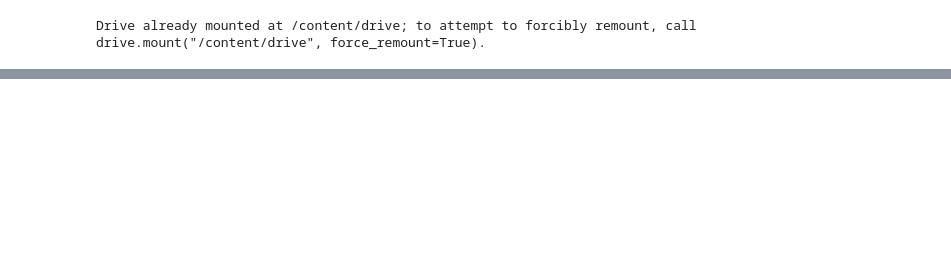
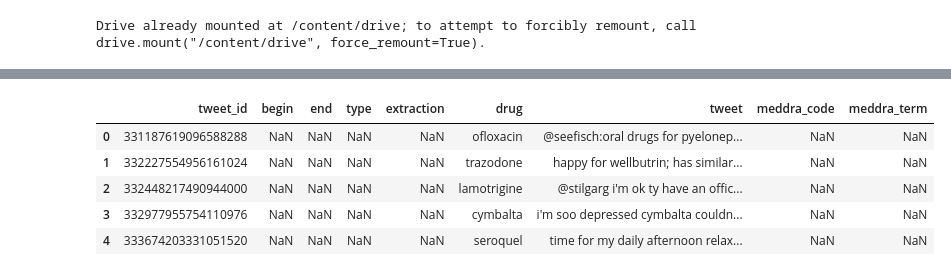
Before and after one commit to LarsGart/NLP-Social-Media-Mining-for-Health-Monitoring, a Jupyter notebook: Task 2/Task_2_Data_analysis.ipynb, the cells around one changed output, grey strips where cells are left out. Drawn from its saved outputs; the diff is of its cells as text; code cells hidden in the pictures; blank space fills up the shorter version.

```diff
--- a/Task 2/Task_2_Data_analysis.ipynb
+++ b/Task 2/Task_2_Data_analysis.ipynb
@@ -35 +42,11 @@ df
+# %%
+df = df.dropna(axis=1, how='all') # drop columns that are entirely NAN
+df.head()
+# %% [output]
+|  | tweet_id | begin | end | type | extraction | drug | tweet | meddra_code | meddra_term |
+| 0 | 331187619096588288 | NaN | NaN | NaN | NaN | ofloxacin | @seefisch:oral drugs for pyelonep... | NaN | NaN |
+| 1 | 332227554956161024 | NaN | NaN | NaN | NaN | trazodone | happy for wellbutrin; has similar... | NaN | NaN |
+| 2 | 332448217490944000 | NaN | NaN | NaN | NaN | lamotrigine | @stilgarg i'm ok ty have an offic... | NaN | NaN |
+| 3 | 332977955754110976 | NaN | NaN | NaN | NaN | cymbalta | i'm soo depressed cymbalta couldn... | NaN | NaN |
+| 4 | 333674203331051520 | NaN | NaN | NaN | NaN | seroquel | time for my daily afternoon relax... | NaN | NaN |
 # %%
```
Also changed, not shown: parts of 25 cells of this notebook.
